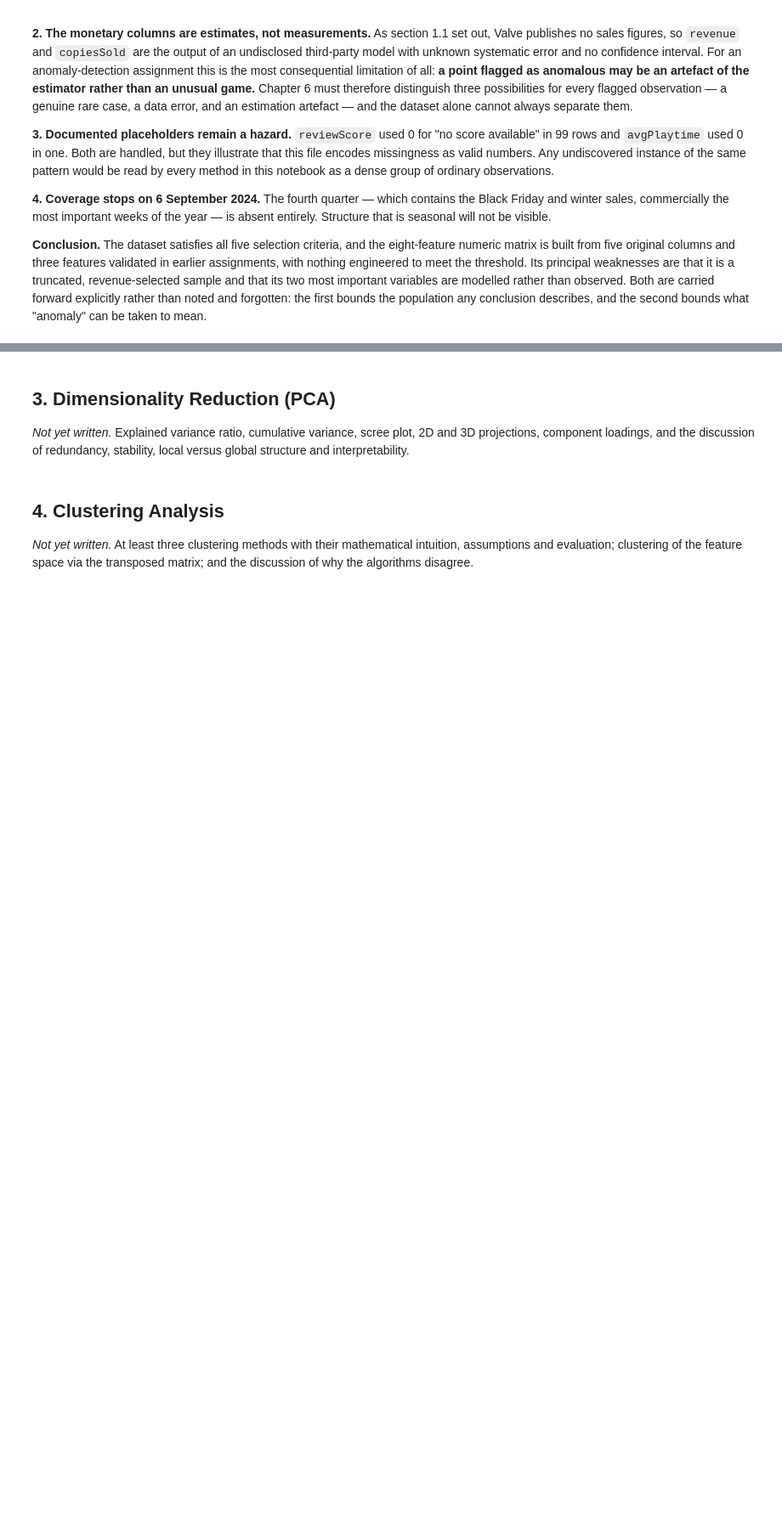
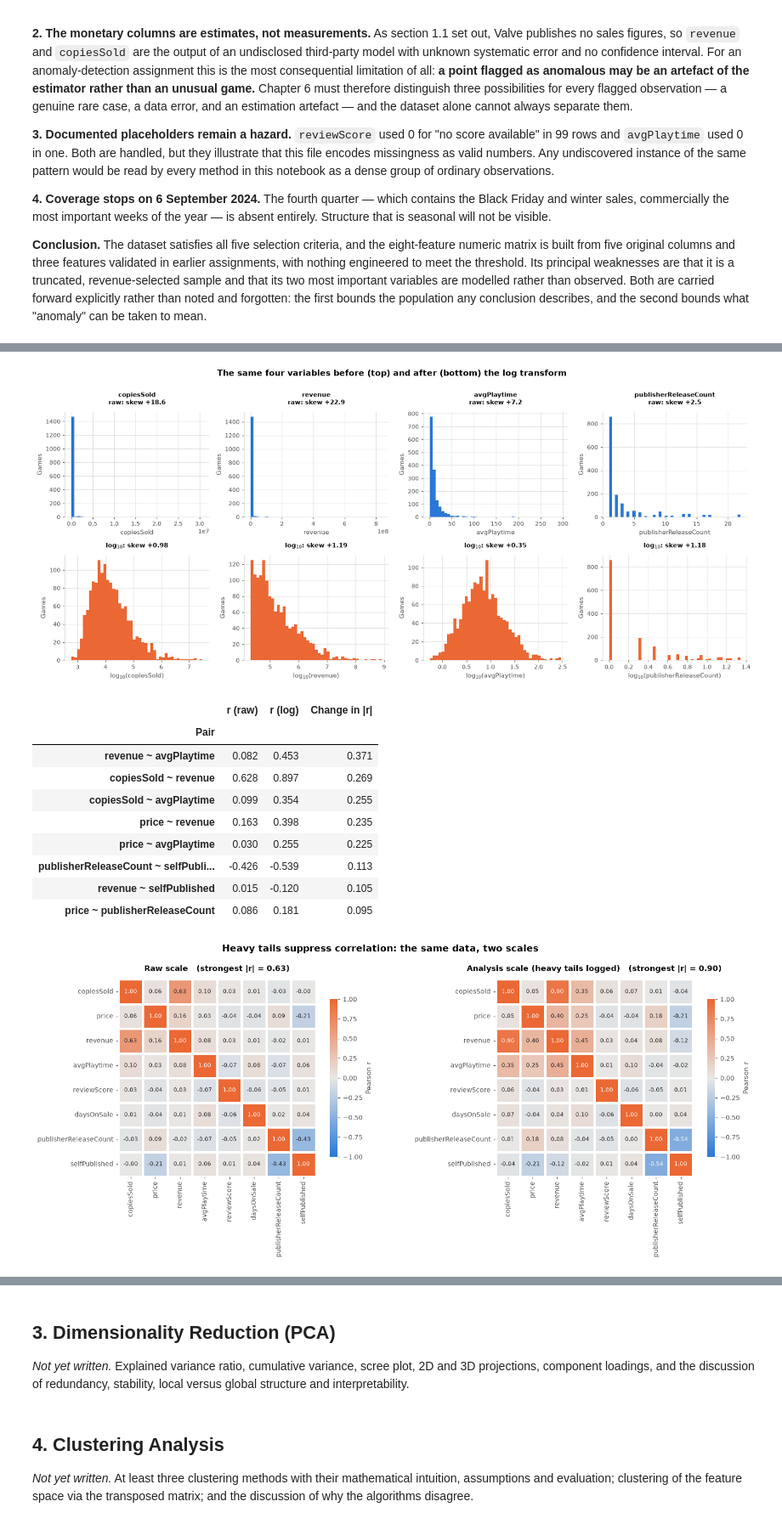
Before and after one commit to shonmazon/Data_Science, a Jupyter notebook: assignment3-unsupervised/notebooks/steam_unsupervised.ipynb, the cells around one changed output, grey strips where cells are left out. Shown at 85% size. Saved outputs shown, nothing was run; the diff lists cells and outputs as text; code cells hidden in the pictures; blank space fills up the shorter version.

```diff
--- a/assignment3-unsupervised/notebooks/steam_unsupervised.ipynb
+++ b/assignment3-unsupervised/notebooks/steam_unsupervised.ipynb
@@ -445,0 +614,17 @@ what "anomaly" can be taken to mean.
+# %%
+display(plot_transform_effect(raw_matrix, log_matrix, LOG_TRANSFORMED_FEATURES))
+display(correlation_shift(raw_matrix, log_matrix).head(8))
+display(plot_correlation_pair(raw_matrix, log_matrix))
+# %% [output]
+[figure, added]
+|  | r (raw) | r (log) | Change in |r| |
+| Pair |  |  |  |
+| revenue ~ avgPlaytime | 0.082 | 0.453 | 0.371 |
+| copiesSold ~ revenue | 0.628 | 0.897 | 0.269 |
+| copiesSold ~ avgPlaytime | 0.099 | 0.354 | 0.255 |
+| price ~ revenue | 0.163 | 0.398 | 0.235 |
+| price ~ avgPlaytime | 0.030 | 0.255 | 0.225 |
+| publisherReleaseCount ~ selfPubli... | -0.426 | -0.539 | 0.113 |
+| revenue ~ selfPublished | 0.015 | -0.120 | 0.105 |
+| price ~ publisherReleaseCount | 0.086 | 0.181 | 0.095 |
+[figure, added]
```
Also changed, not shown: parts of 16 cells of this notebook, 2 other files.
